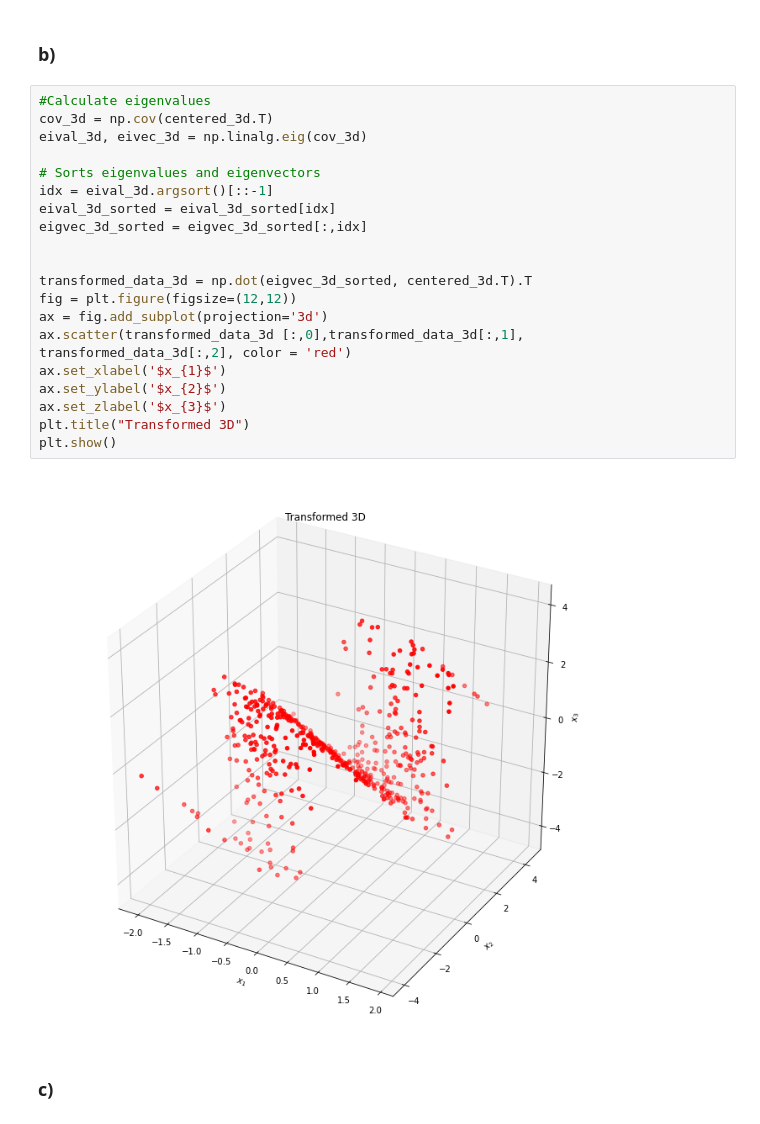
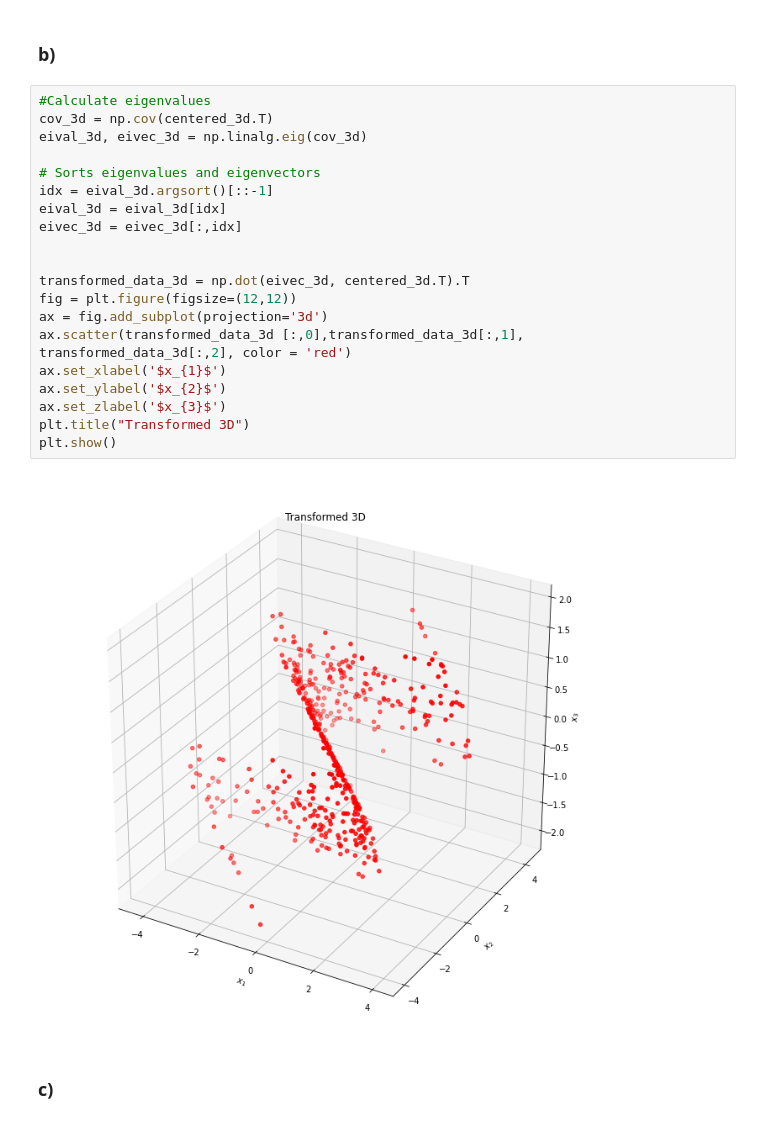
Before and after one commit to stahir01/Machine-Intelligence-II, a Jupyter notebook: 01_PCA solutions.ipynb, the cells around one changed output. Saved outputs shown, nothing was run; the diff lists cells and outputs as text.

```diff
--- a/01_PCA solutions.ipynb
+++ b/01_PCA solutions.ipynb
@@ -220,25 +220,25 @@ plt.show()
 # %%
 #Calculate eigenvalues
 cov_3d = np.cov(centered_3d.T)
 eival_3d, eivec_3d = np.linalg.eig(cov_3d)
 
 # Sorts eigenvalues and eigenvectors
 idx = eival_3d.argsort()[::-1]
-eival_3d_sorted = eival_3d_sorted[idx]
-eigvec_3d_sorted = eigvec_3d_sorted[:,idx]
+eival_3d = eival_3d[idx]
+eivec_3d = eivec_3d[:,idx]
 
 
-transformed_data_3d = np.dot(eigvec_3d_sorted, centered_3d.T).T
+transformed_data_3d = np.dot(eivec_3d, centered_3d.T).T
 fig = plt.figure(figsize=(12,12))
 ax = fig.add_subplot(projection='3d')
 ax.scatter(transformed_data_3d [:,0],transformed_data_3d[:,1], transformed_data_3d[:,2], color = 'red')
 ax.set_xlabel('$x_{1}$')
 ax.set_ylabel('$x_{2}$')
 ax.set_zlabel('$x_{3}$')
 plt.title("Transformed 3D")
 plt.show()
 # %% [output]
-[figure, old version]
+[figure, new version]
 # %% [markdown]
 ### c)
 # %%
```
Also changed, not shown: parts of 1 cell of this notebook.
